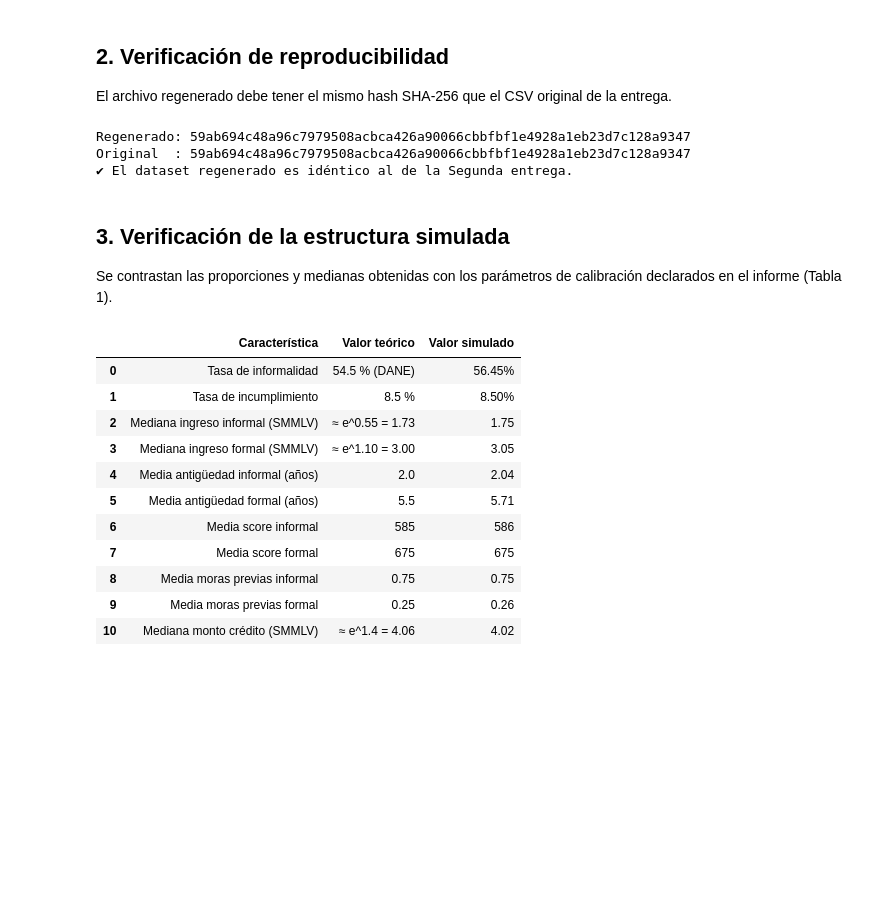
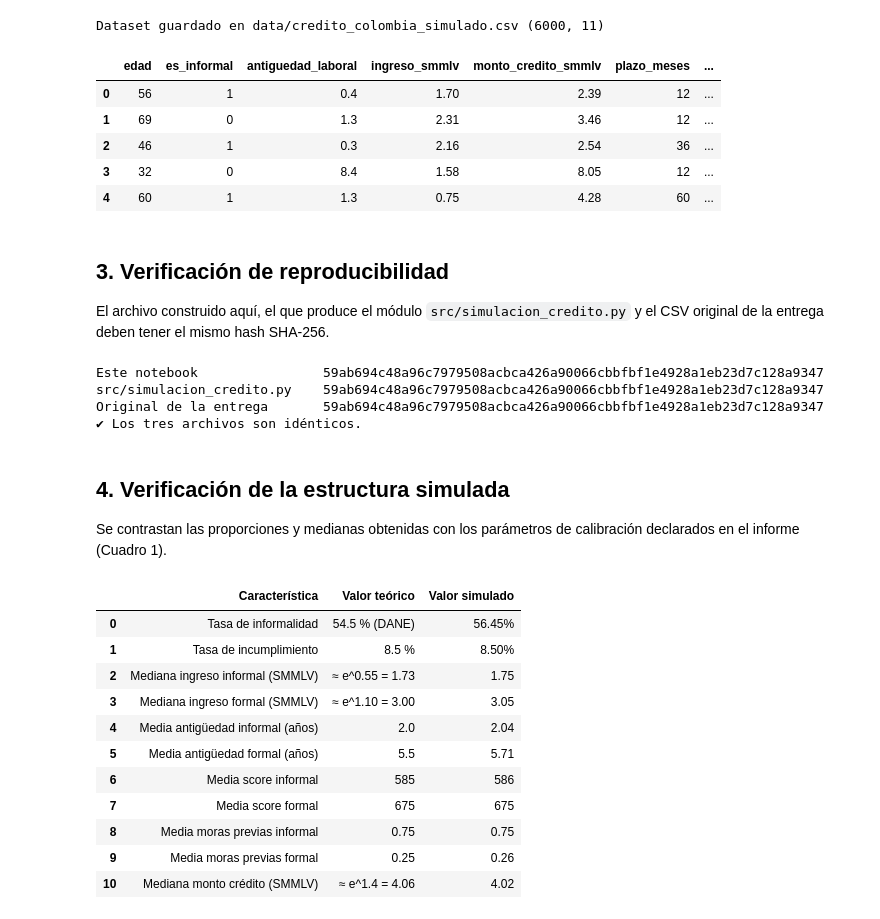
Before and after one commit to AlejandroP212/ML2-Proyecto-Riesgo-Crediticio, a Jupyter notebook: notebooks/01_simulacion_y_verificacion.ipynb, the cells around one changed output. Drawn from its saved outputs; the diff is of its cells as text; code cells hidden in the pictures; blank space fills up the shorter version.

```diff
--- a/notebooks/01_simulacion_y_verificacion.ipynb
+++ b/notebooks/01_simulacion_y_verificacion.ipynb
@@ -54,23 +191,65 @@ Dataset generado: /home/ana/code/Semestre_5/ML_2/ML2-Proyecto-Riesgo-Crediticio/
+# %%
+df = pd.DataFrame({
+    "edad": edad,
+    "es_informal": es_informal,
+    "antiguedad_laboral": antiguedad,
+    "ingreso_smmlv": ingreso_smmlv,
+    "monto_credito_smmlv": monto_credito_smmlv,
+    "plazo_meses": plazo_meses,
+    "creditos_activos": creditos_activos,
+    "moras_previas": moras_previas,
+    "score_crediticio": score_crediticio,
+    "relacion_cuota_ingreso": relacion_cuota_ingreso,
+    "incumple": incumple,
+})
+
+df.loc[np.random.rand(N) < 0.04, "ingreso_smmlv"] = np.nan
+df.loc[np.random.rand(N) < 0.05, "antiguedad_laboral"] = np.nan
+df.loc[np.random.rand(N) < 0.03, "score_crediticio"] = np.nan
+
+ruta = DATA / "credito_colombia_simulado.csv"
+df.to_csv(ruta, index=False)
+print("Dataset guardado en", ruta.relative_to(ROOT), df.shape)
+df.head()
+# %% [output]
+Dataset guardado en data/credito_colombia_simulado.csv (6000, 11)
+|  | edad | es_informal | antiguedad_laboral | ingreso_smmlv | monto_credito_smmlv | plazo_meses | ... |
+| 0 | 56 | 1 | 0.4 | 1.70 | 2.39 | 12 | ... |
+| 1 | 69 | 0 | 1.3 | 2.31 | 3.46 | 12 | ... |
+| 2 | 46 | 1 | 0.3 | 2.16 | 2.54 | 36 | ... |
+| 3 | 32 | 0 | 8.4 | 1.58 | 8.05 | 12 | ... |
+| 4 | 60 | 1 | 1.3 | 0.75 | 4.28 | 60 | ... |
 # %% [markdown]
-## 2. Verificación de reproducibilidad
-El archivo regenerado debe tener el mismo hash SHA-256 que el CSV original de la entrega.
+## 3. Verificación de reproducibilidad
+El archivo construido aquí, el que produce el módulo `src/simulacion_credito.py` y el CSV original de la entrega
+deben tener el mismo hash SHA-256.
-# %%
-def sha256(p):
-    return hashlib.sha256(Path(p).read_bytes()).hexdigest()
-
-original = ROOT / "entregas/entrega_2/datasets/credito_colombia_simulado.csv"
-h_new, h_orig = sha256(ruta), sha256(original)
-print("Regenerado:", h_new)
-print("Original  :", h_orig)
-assert h_new == h_orig, "El dataset regenerado NO coincide con el original"
-print("✔ El dataset regenerado es idéntico al de la Segunda entrega.")
-# %% [output]
-Regenerado: 59ab694c48a96c7979508acbca426a90066cbbfbf1e4928a1eb23d7c128a9347
-Original  : 59ab694c48a96c7979508acbca426a90066cbbfbf1e4928a1eb23d7c128a9347
-✔ El dataset regenerado es idéntico al de la Segunda entrega.
+# %%
+from src.simulacion_credito import generar_dataset_credito_colombia
+
+def sha256(p):
+    return hashlib.sha256(Path(p).read_bytes()).hexdigest()
+
+ruta_modulo = DATA / "_verificacion_modulo.csv"
+generar_dataset_credito_colombia(n_samples=N, seed=SEED).to_csv(ruta_modulo, index=False)
+
+hashes = {
+    "Este notebook": sha256(ruta),
+    "src/simulacion_credito.py": sha256(ruta_modulo),
+    "Original de la entrega": sha256(ROOT / "entregas/entrega_2/datasets/credito_colombia_simulado.csv"),
+}
+ruta_modulo.unlink()
+for k, v in hashes.items():
+    print(f"{k:28s} {v}")
+assert len(set(hashes.values())) == 1, "Los datasets NO coinciden"
+print("✔ Los tres archivos son idénticos.")
+# %% [output]
+Este notebook                59ab694c48a96c7979508acbca426a90066cbbfbf1e4928a1eb23d7c128a9347
+src/simulacion_credito.py    59ab694c48a96c7979508acbca426a90066cbbfbf1e4928a1eb23d7c128a9347
+Original de la entrega       59ab694c48a96c7979508acbca426a90066cbbfbf1e4928a1eb23d7c128a9347
+✔ Los tres archivos son idénticos.
 # %% [markdown]
-## 3. Verificación de la estructura simulada
-Se contrastan las proporciones y medianas obtenidas con los parámetros de calibración declarados en el informe (Tabla 1).
+## 4. Verificación de la estructura simulada
+Se contrastan las proporciones y medianas obtenidas con los parámetros de calibración declarados en el informe (Cuadro 1).
 # %%
 inf, form = df[df.es_informal == 1], df[df.es_informal == 0]
 verif = pd.DataFrame([
```
Also changed, not shown: parts of 31 cells of this notebook, 3 other files.
